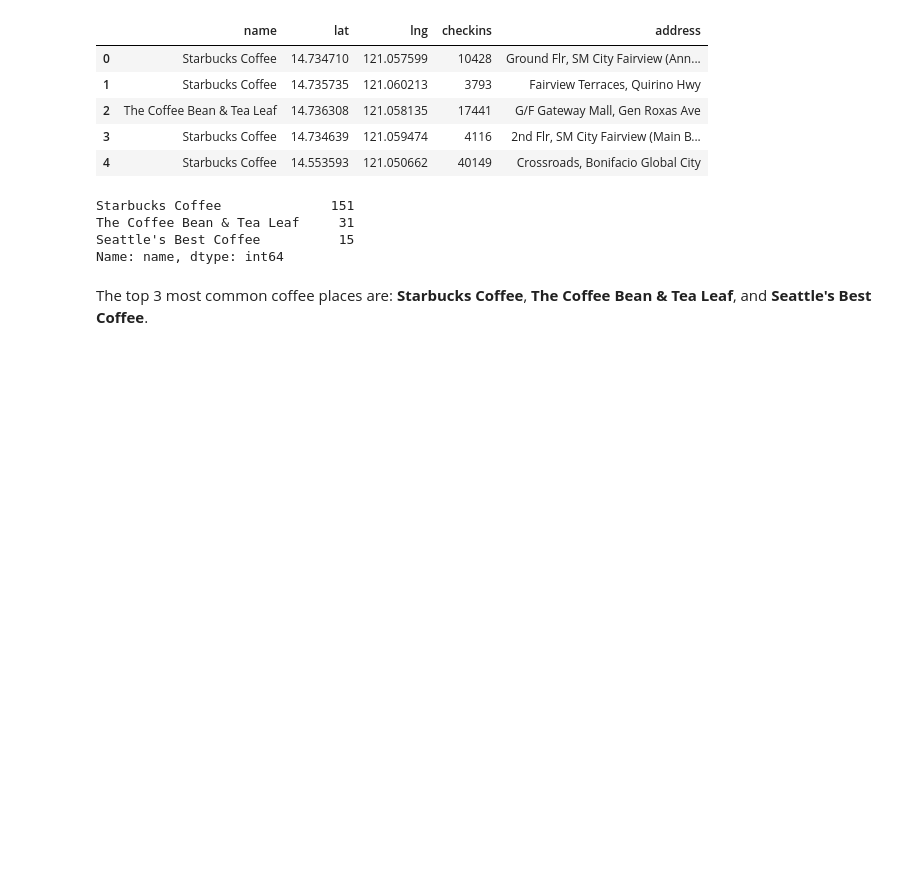
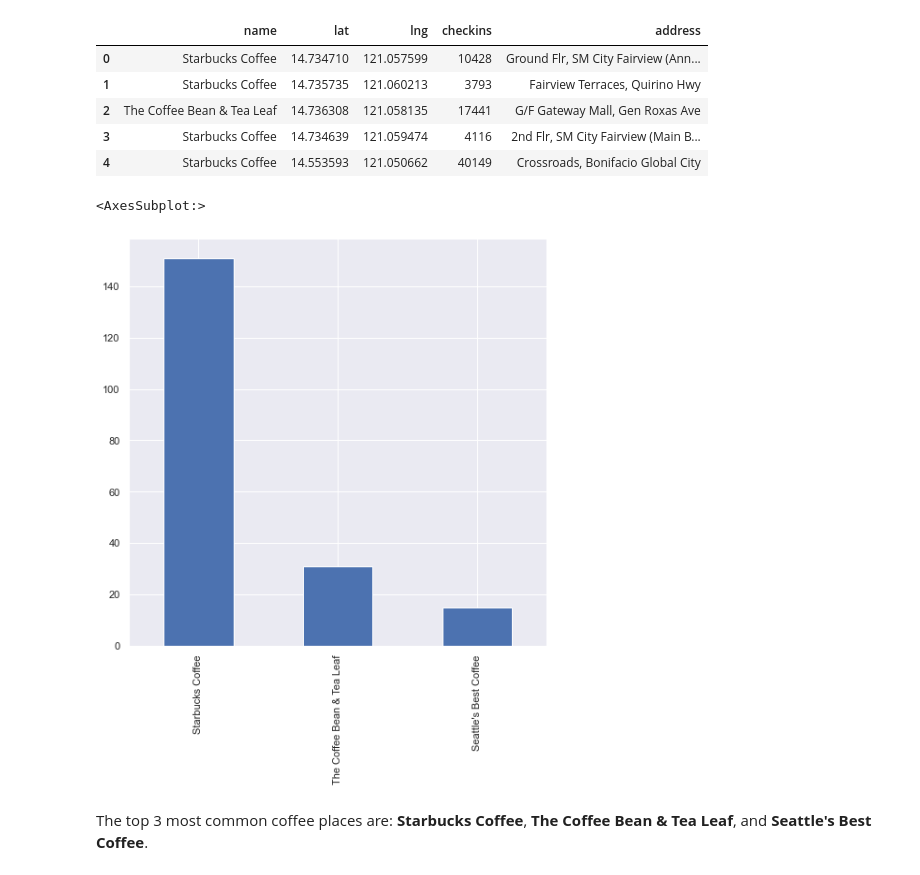
Before and after one commit to jebersabe/EDA-Projects, a Jupyter notebook: PS4/PS4 - Jake.ipynb, the cells around one changed output. Saved outputs shown, nothing was run; the diff lists cells and outputs as text; code cells hidden in the pictures; blank space fills up the shorter version.

```diff
--- a/PS4/PS4 - Jake.ipynb
+++ b/PS4/PS4 - Jake.ipynb
@@ -26,12 +26,10 @@ coffee.head(5)
 # %%
 coffee.drop_duplicates(inplace=True)
 # %%
-coffee.name.value_counts().head(3)
+coffee.name.value_counts().head(3).plot(kind='bar')
 # %% [output]
-Starbucks Coffee              151
-The Coffee Bean & Tea Leaf     31
-Seattle's Best Coffee          15
-Name: name, dtype: int64
+<AxesSubplot:>
+[figure, added]
 # %% [markdown]
 The top 3 most common coffee places are: **Starbucks Coffee**, **The Coffee Bean & Tea Leaf**, and **Seattle's Best Coffee**.
 # %% [markdown]
```
Also changed, not shown: parts of 5 cells of this notebook, 3 other files.
